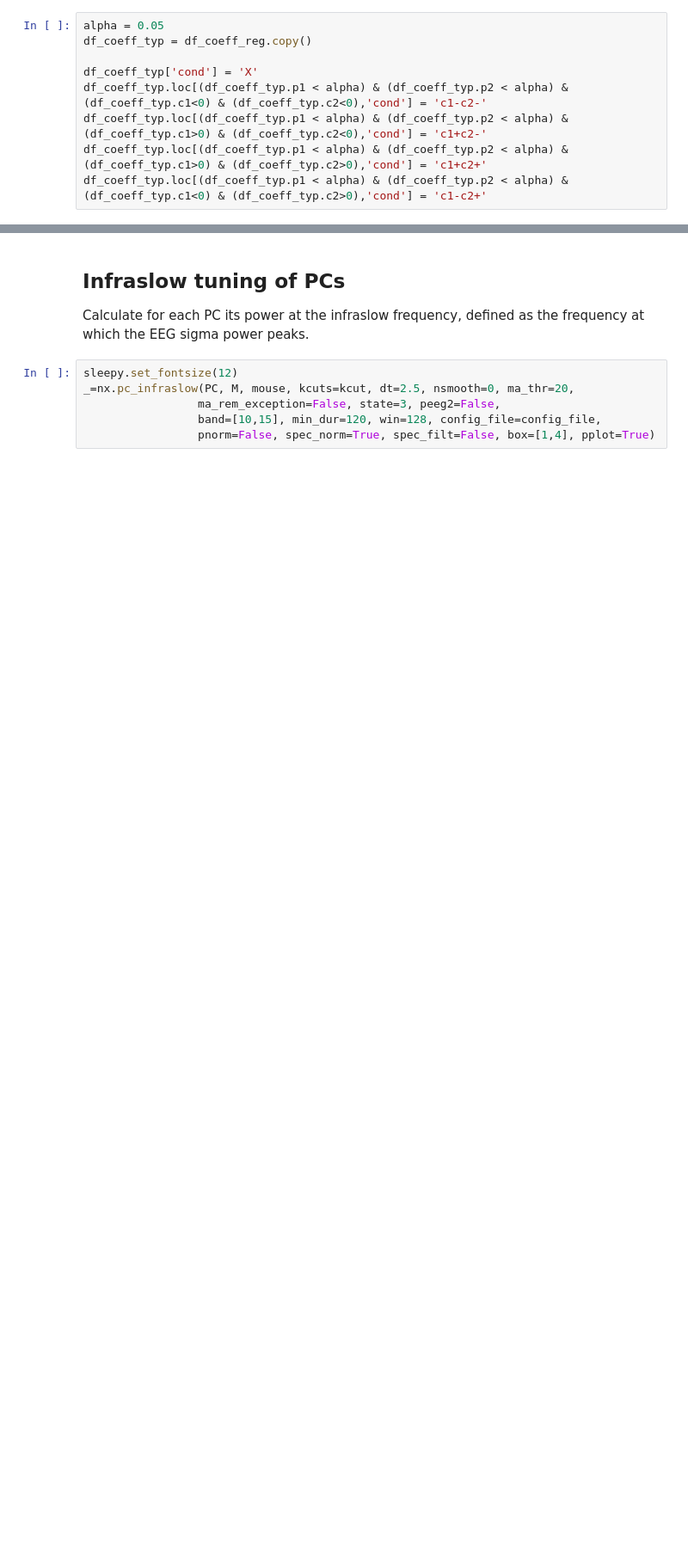
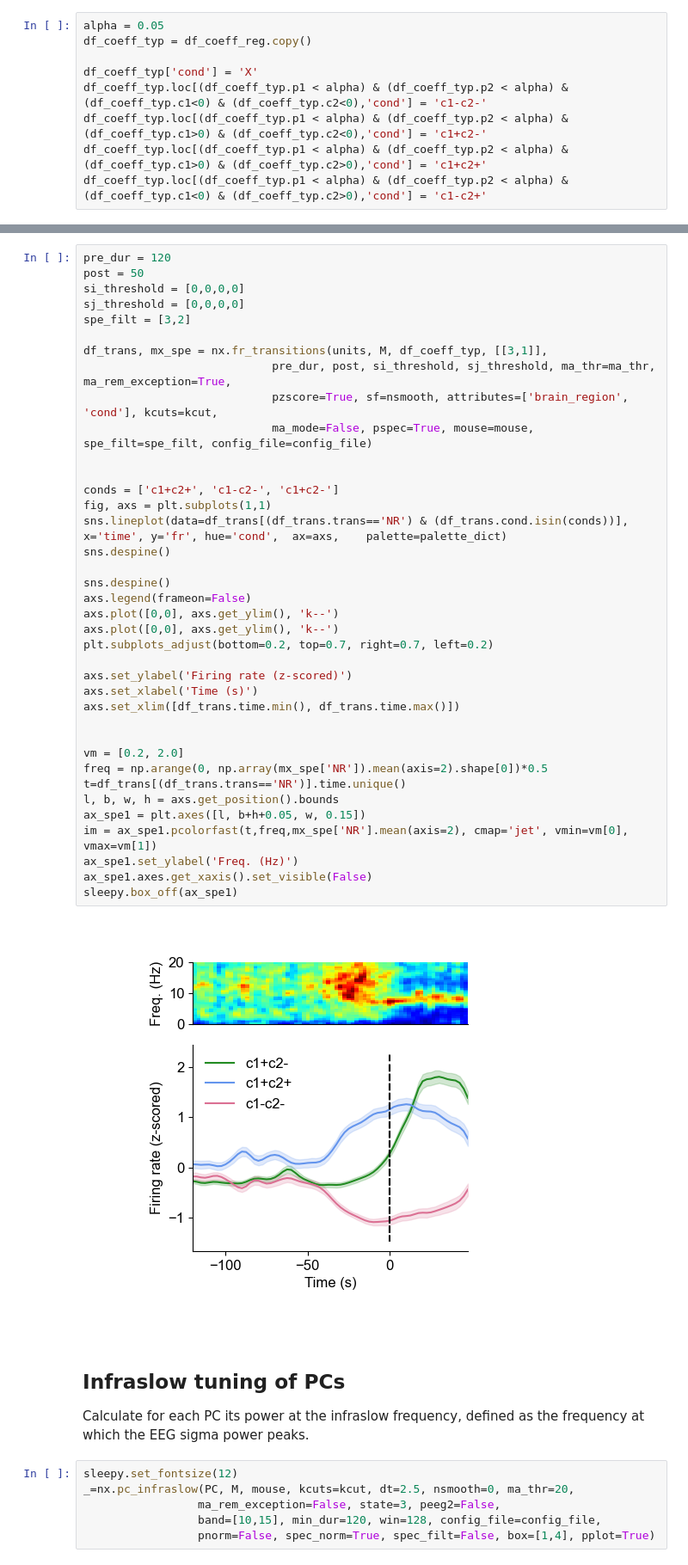
Before and after one commit to tortugar/Npx, a Jupyter notebook: basic_analysis_howto.ipynb, the cells around one changed output, grey strips where cells are left out. Shown at 86% size. Cells and saved outputs as stored; diff of their text form; blank space fills up the shorter version.

Commit message:
Update basic_analysis_howto.ipynb
add fr_transitions analysis

```diff
--- a/basic_analysis_howto.ipynb
+++ b/basic_analysis_howto.ipynb
@@ -247,3 +259,43 @@ plt.subplots_adjust(left=0.2, bottom=0.2, right=0.8)
+# %%
+pre_dur = 120
+post = 50
+si_threshold = [0,0,0,0]
+sj_threshold = [0,0,0,0]
+spe_filt = [3,2]
+
+df_trans, mx_spe = nx.fr_transitions(units, M, df_coeff_typ, [[3,1]],
+                            pre_dur, post, si_threshold, sj_threshold, ma_thr=ma_thr, ma_rem_exception=True,
+                            pzscore=True, sf=nsmooth, attributes=['brain_region', 'cond'], kcuts=kcut,
+                            ma_mode=False, pspec=True, mouse=mouse, spe_filt=spe_filt, config_file=config_file)
+
+
+conds = ['c1+c2+', 'c1-c2-', 'c1+c2-']
+fig, axs = plt.subplots(1,1)
+sns.lineplot(data=df_trans[(df_trans.trans=='NR') & (df_trans.cond.isin(conds))], x='time', y='fr', hue='cond',  ax=axs,    palette=palette_dict)
+sns.despine()
+
+sns.despine()
+axs.legend(frameon=False)
+axs.plot([0,0], axs.get_ylim(), 'k--')
+axs.plot([0,0], axs.get_ylim(), 'k--')
+plt.subplots_adjust(bottom=0.2, top=0.7, right=0.7, left=0.2)
+
+axs.set_ylabel('Firing rate (z-scored)')
+axs.set_xlabel('Time (s)')
+axs.set_xlim([df_trans.time.min(), df_trans.time.max()])
+
+
+vm = [0.2, 2.0]
+freq = np.arange(0, np.array(mx_spe['NR']).mean(axis=2).shape[0])*0.5
+t=df_trans[(df_trans.trans=='NR')].time.unique()
+l, b, w, h = axs.get_position().bounds
+ax_spe1 = plt.axes([l, b+h+0.05, w, 0.15])
+im = ax_spe1.pcolorfast(t,freq,mx_spe['NR'].mean(axis=2), cmap='jet', vmin=vm[0], vmax=vm[1])
+ax_spe1.set_ylabel('Freq. (Hz)')
+ax_spe1.axes.get_xaxis().set_visible(False)
+sleepy.box_off(ax_spe1)
+# %% [output]
+[figure, added]
 # %% [markdown]
 ## Infraslow tuning of PCs
 
```
Also changed, not shown: parts of 4 cells of this notebook.
